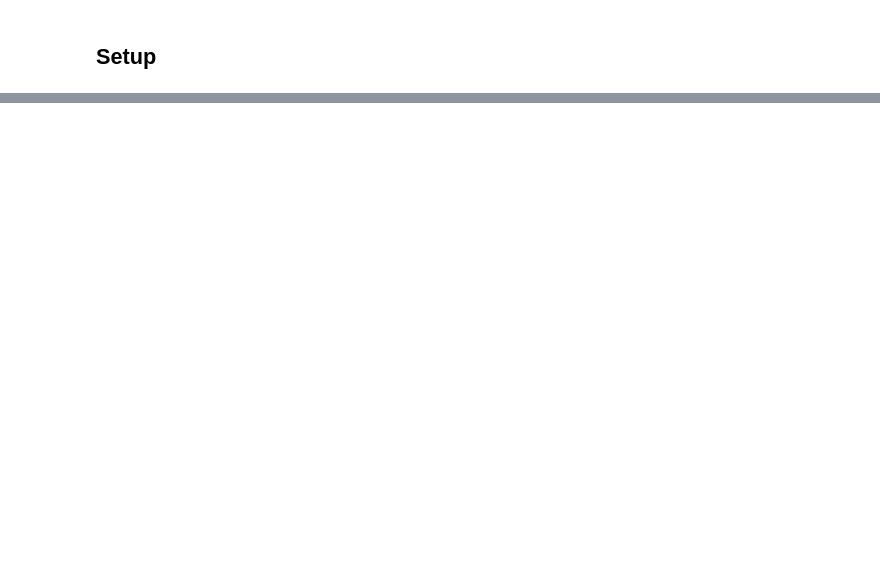
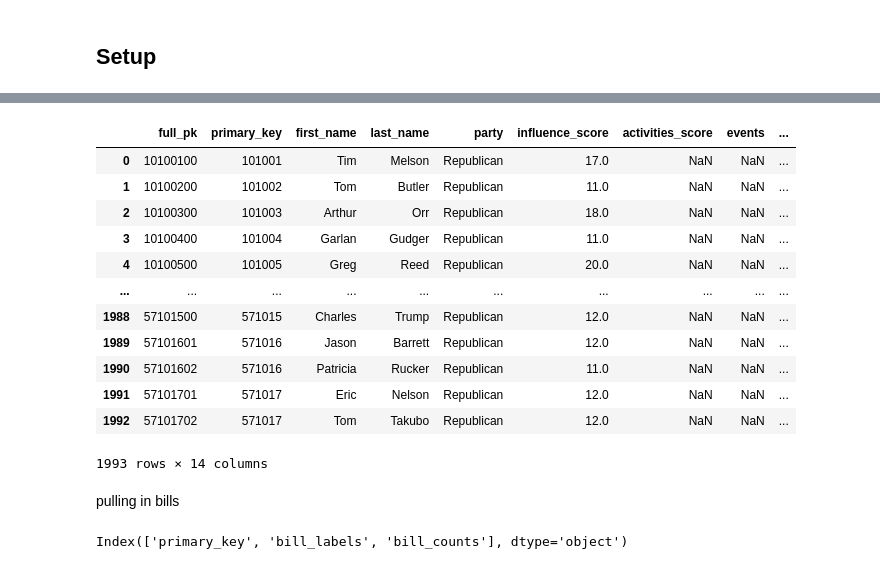
Before and after one commit to cnlutz20/THI_CPRL, a Jupyter notebook: scoring/compiling_act_and_infl_scores.ipynb, the cells around one changed output, grey strips where cells are left out. Saved outputs shown, nothing was run; the diff lists cells and outputs as text; code cells hidden in the pictures; blank space fills up the shorter version.

```diff
--- a/scoring/compiling_act_and_infl_scores.ipynb
+++ b/scoring/compiling_act_and_infl_scores.ipynb
@@ -53,0 +84,7 @@ second_merge = pd.merge(first_merge, activities_df, how="left", on='full_pk')
+# %%
+
+#merge influence scores
+second_merge = pd.merge(first_merge, activities_df, how="left", on='full_pk', suffixes=('', '_y'))
+second_merge.drop(second_merge.filter(regex='_y$').columns, axis=1, inplace=True)
+
+second_merge
@@ -53,0 +106,22 @@ second_merge = pd.merge(first_merge, activities_df, how="left", on='full_pk')
+# %%
+
+# Function to count non-whitespace events
+def count_events(event_str):
+    if pd.isna(event_str):  # Check if the value is NaN
+        return 0
+    # Split by "|" and strip whitespace
+    events_list = [event.strip() for event in event_str.split('|') if event.strip()]
+
+    return len(events_list)
+
+# Add a new column with the count of events
+second_merge['event_count'] = second_merge['events'].apply(count_events)
+# print(second_merge.columns)
+# print(second_merge.to_string())
+# %%
+from datetime import date
+
+#final exports
+
+final_df = second_merge.copy()
+print(*final_df.columns, sep=', ')
@@ -54,12 +181,31 @@ second_merge = pd.merge(first_merge, activities_df, how="left", on='full_pk')
 # %%
 
-#final exports
-# print(legislators_df.columns)
-# print(activities_df.columns)
-# print(influence_df.columns)
-final_df = second_merge
-first_merge.to_csv(r'C:\Users\clutz\THE HUNT INSTITUTE\The Hunt Institute Team Site - Documents\Development (formerly Grants Management)\!Administrative\Christian\Legislators Data\leg_data_update_10_2024\build files\compiled scores\first_merge.csv', index=False)
-final_df.to_csv(r'C:\Users\clutz\THE HUNT INSTITUTE\The Hunt Institute Team Site - Documents\Development (formerly Grants Management)\!Administrative\Christian\Legislators Data\leg_data_update_10_2024\build files\compiled scores\compiled_scores.csv', index=False)
-
-
-# final_df
+file_name = f'compiled_scores{str(date.today()).replace('-','_')}.xlsx'
+csv_file_name = f'compiled_scores{str(date.today()).replace('-','_')}.csv'
+final_df.to_excel(fr'C:\Users\clutz\THE HUNT INSTITUTE\The Hunt Institute Team Site - Documents\Development (formerly Grants Management)\!Administrative\Christian\Legislators Data\leg_data_update_10_2024\build files\compiled scores\{file_name}', index=False)
+final_df.to_csv(fr'C:\Users\clutz\THE HUNT INSTITUTE\The Hunt Institute Team Site - Documents\Development (formerly Grants Management)\!Administrative\Christian\Legislators Data\leg_data_update_10_2024\build files\compiled scores\{csv_file_name}', index=False)
+final_df
+# %% [output]
+|  | full_pk | primary_key | first_name | last_name | party | influence_score | activities_score | events | ... |
+| 0 | 10100100 | 101001 | Tim | Melson | Republican | 17.0 | NaN | NaN | ... |
+| 1 | 10100200 | 101002 | Tom | Butler | Republican | 11.0 | NaN | NaN | ... |
+| 2 | 10100300 | 101003 | Arthur | Orr | Republican | 18.0 | NaN | NaN | ... |
+| 3 | 10100400 | 101004 | Garlan | Gudger | Republican | 11.0 | NaN | NaN | ... |
+| 4 | 10100500 | 101005 | Greg | Reed | Republican | 20.0 | NaN | NaN | ... |
+| ... | ... | ... | ... | ... | ... | ... | ... | ... | ... |
+| 1988 | 57101500 | 571015 | Charles | Trump | Republican | 12.0 | NaN | NaN | ... |
+| 1989 | 57101601 | 571016 | Jason | Barrett | Republican | 12.0 | NaN | NaN | ... |
+| 1990 | 57101602 | 571016 | Patricia | Rucker | Republican | 11.0 | NaN | NaN | ... |
+| 1991 | 57101701 | 571017 | Eric | Nelson | Republican | 12.0 | NaN | NaN | ... |
+| 1992 | 57101702 | 571017 | Tom | Takubo | Republican | 12.0 | NaN | NaN | ... |
+1993 rows × 14 columns
+# %% [markdown]
+pulling in bills
+# %%
+
+bills_file = r"C:\Users\clutz\THE HUNT INSTITUTE\The Hunt Institute Team Site - Documents\Development (formerly Grants Management)\!Administrative\Christian\Legislators Data\leg_data_update_10_2024\build files\bills\leg_bills_info.xlsx"
+
+bills = pd.read_excel(bills_file)
+print(bills.columns)
+# %% [output]
+Index(['primary_key', 'bill_labels', 'bill_counts'], dtype='object')
```
Also changed, not shown: parts of 14 cells of this notebook, 6 other files.
